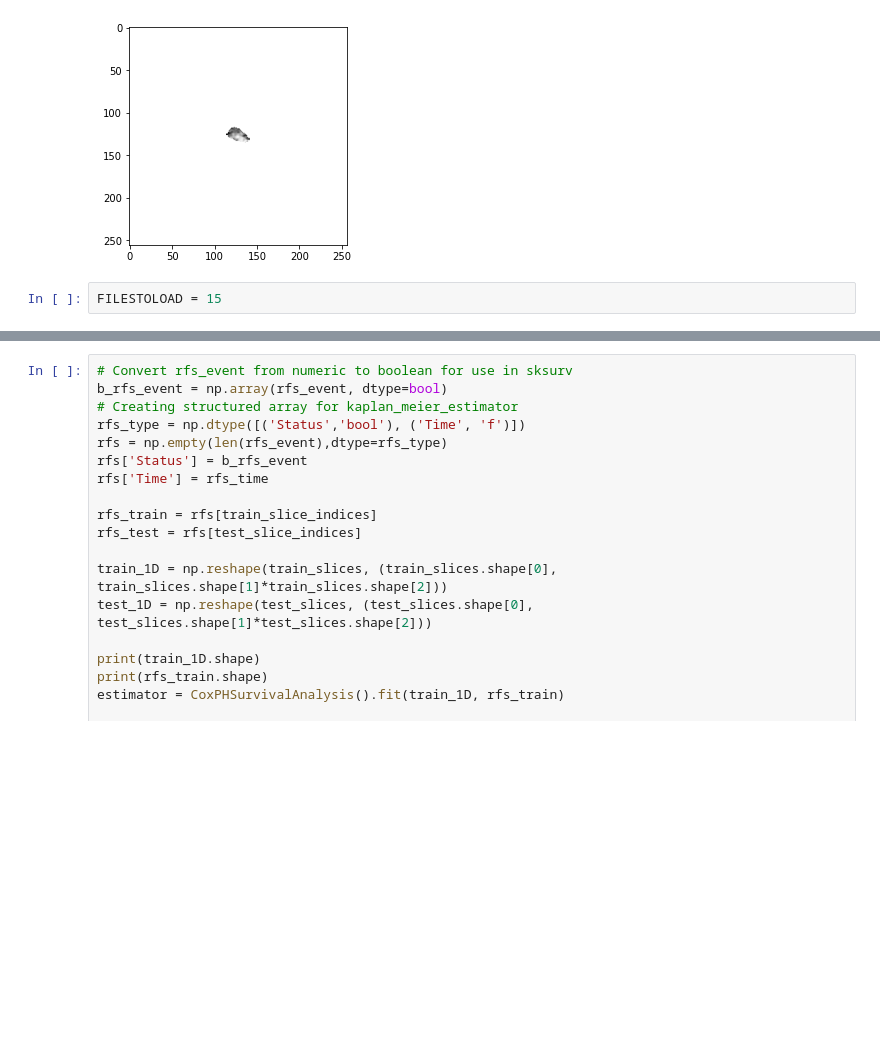
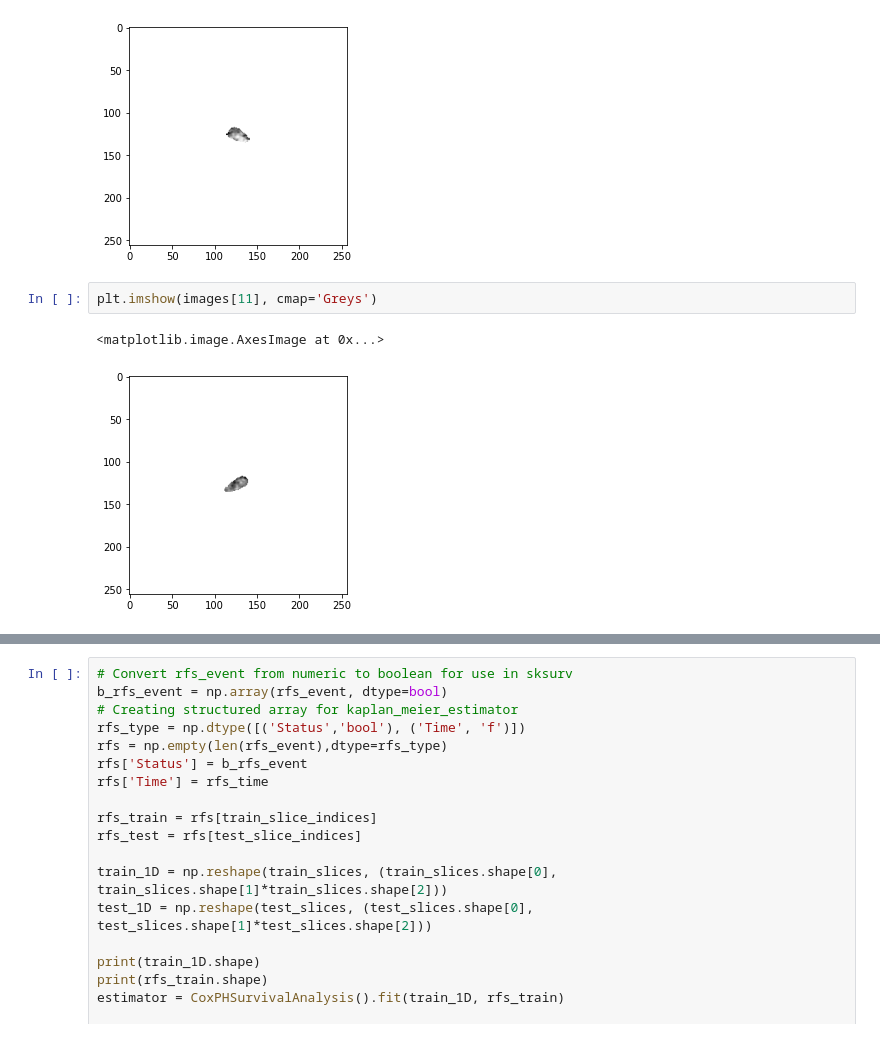
Before and after one commit to strixy16/cisc867_final_project, a Jupyter notebook: model_code.ipynb, the cells around one changed output, grey strips where cells are left out. Saved outputs shown, nothing was run; the diff lists cells and outputs as text; blank space fills up the shorter version.

```diff
--- a/model_code.ipynb
+++ b/model_code.ipynb
@@ -87,8 +87,11 @@ plt.imshow(images[0], cmap='Greys')
 # %% [output]
 <matplotlib.image.AxesImage at 0x...>
 [figure]
-# %%
-FILESTOLOAD = 15
+# %%
+plt.imshow(images[11], cmap='Greys')
+# %% [output]
+<matplotlib.image.AxesImage at 0x...>
+[figure, added]
 # %%
 from patient_data_split import pat_train_test_split
 # Training and testing split
```
Also changed, not shown: parts of 35 cells of this notebook.
